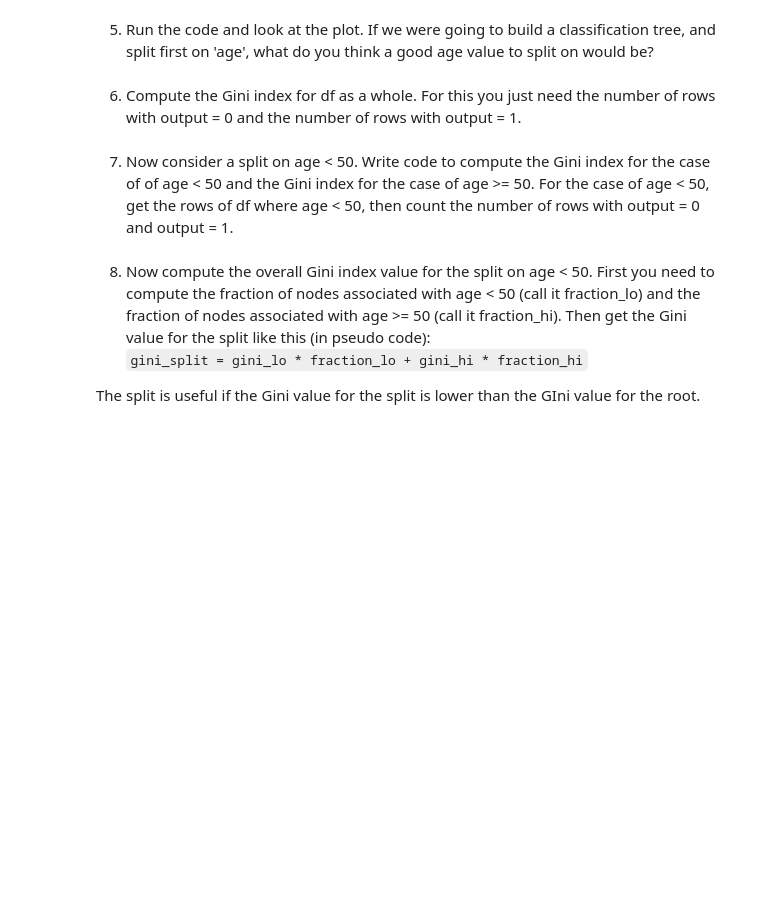
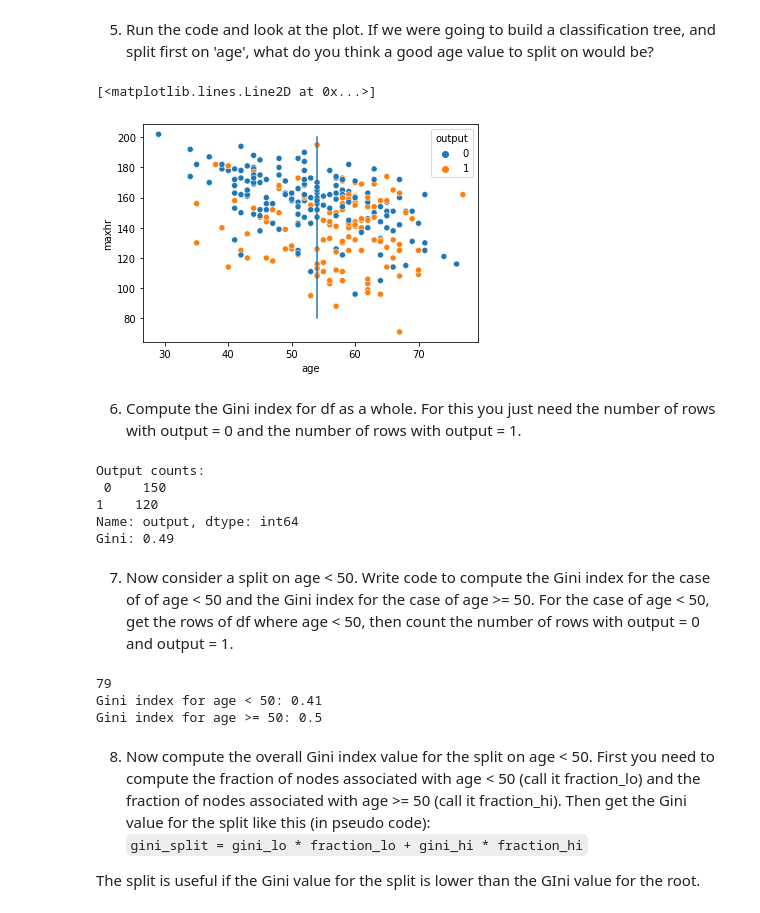
Before and after one commit to BarbosaRicardo/CST383_Data_Science, a Jupyter notebook: Week8/Labs/decision-trees-lab2.ipynb, the cells around one changed output. Cells and saved outputs as stored; diff of their text form; code cells hidden in the pictures; blank space fills up the shorter version.

````diff
--- a/Week8/Labs/decision-trees-lab2.ipynb
+++ b/Week8/Labs/decision-trees-lab2.ipynb
@@ -24,9 +39,37 @@ sns.scatterplot(x='age', y='maxhr', hue='output', data=df)
 # %% [markdown]
 5.	Run the code and look at the plot.  If we were going to build a classification tree, and split first on 'age', what do you think a good age value to split on would be?
+# %%
+sns.scatterplot(x='age', y='maxhr', hue='output', data=df)
+# plt.plot([54,54],[80,200])
+''' I would think a split around 52-54 would be ideal '''
+# %% [output]
+[<matplotlib.lines.Line2D at 0x...>]
+[figure, added]
 # %% [markdown]
 6.	Compute the Gini index for df as a whole.  For this you just need the number of rows with output = 0 and the number of rows with output = 1.
+# %%
+output_counts = df['output'].value_counts()
+print('Output counts: \n', output_counts)
+print('Gini:', gini(output_counts).round(2))
+# %% [output]
+Output counts:
+ 0    150
+1    120
+Name: output, dtype: int64
+Gini: 0.49
 # %% [markdown]
 7.	Now consider a split on age < 50.  Write code to compute the Gini index for the case of of age < 50 and the Gini index for the case of age >= 50.  For the case of age < 50, get the rows of df where age < 50, then count the number of rows with output = 0 and output = 1.
+# %%
+less_than_50 = df.loc[df['age'] < 50, 'output'].value_counts()
+greater_equal_to_50 = df.loc[df['age'] >= 50, 'output'].value_counts()
+# print(less_than_50)
+# print(greater_equal_to_50)
+print('Gini index for age < 50:', gini(less_than_50).round(2))
+print('Gini index for age >= 50:', gini(greater_equal_to_50).round(2))
+# %% [output]
+79
+Gini index for age < 50: 0.41
+Gini index for age >= 50: 0.5
 # %% [markdown]
 8.	Now compute the overall Gini index value for the split on age < 50.  First you need to compute the fraction of nodes associated with age < 50 (call it fraction_lo) and the fraction of nodes associated with age >= 50 (call it fraction_hi).  Then get the Gini value for the split like this (in pseudo code):
 ```gini_split = gini_lo * fraction_lo + gini_hi * fraction_hi```
````
Also changed, not shown: parts of 8 cells of this notebook, 1 other file.
